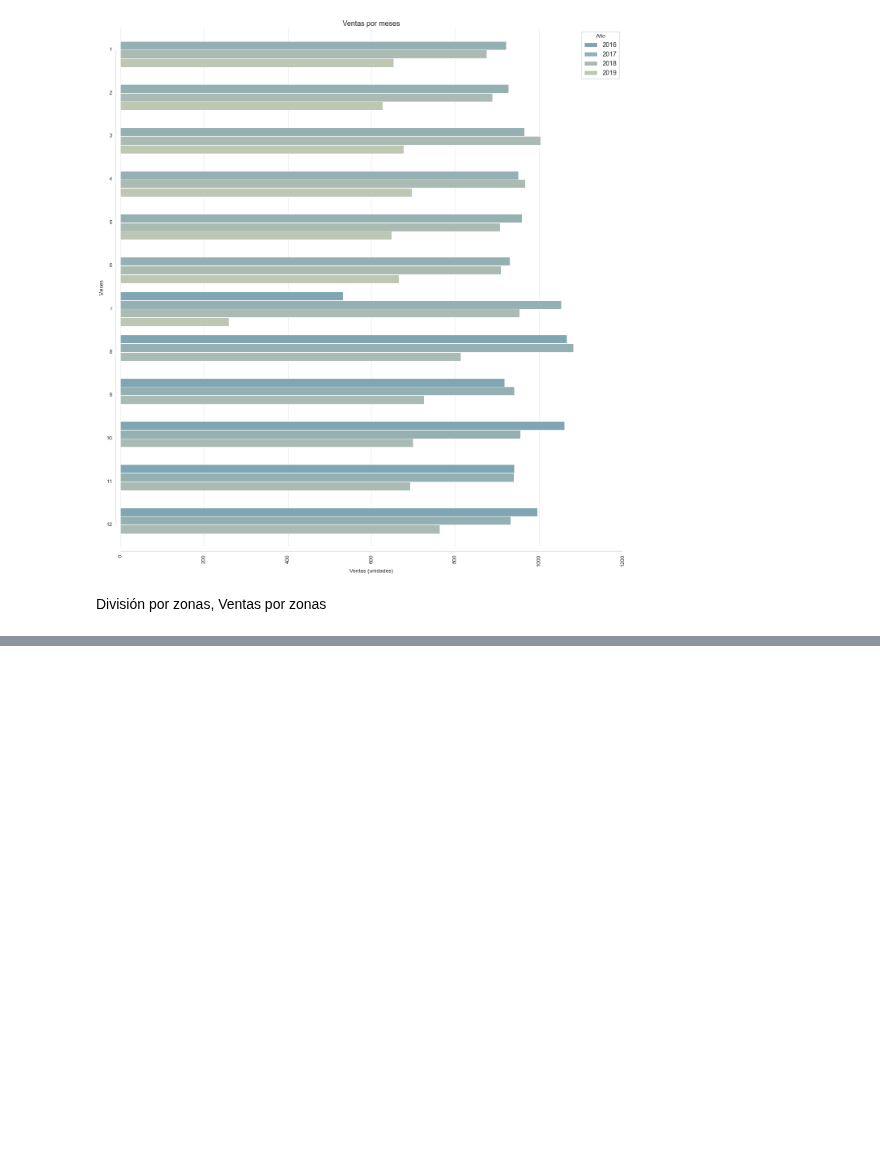
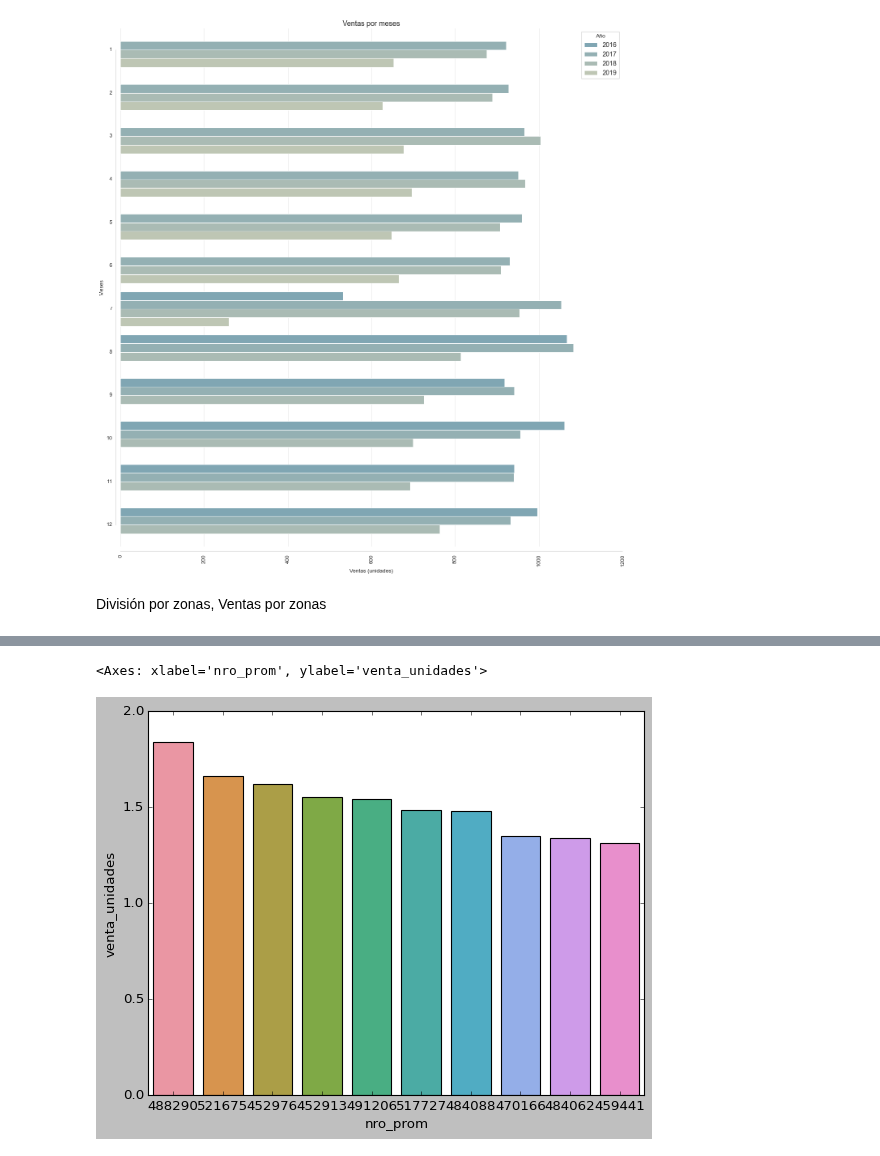
Before and after one commit to ErikaMelt/deodorants-project, a Jupyter notebook: eda/eda_romina.ipynb, the cells around one changed output, grey strips where cells are left out. Cells and saved outputs as stored; diff of their text form; code cells hidden in the pictures; blank space fills up the shorter version.

```diff
--- a/eda/eda_romina.ipynb
+++ b/eda/eda_romina.ipynb
@@ -378,0 +443,7 @@ df_ventas_zona
+# %%
+df_mejor_promo = df.groupby('nro_prom')['venta_unidades'].mean().reset_index()
+df_mejor_promo = df_mejor_promo.sort_values(by='venta_unidades', ascending=False)
+
+df_mejor_promo_2=df_mejor_promo.head(10)
+
+df_mejor_promo_2
@@ -378,0 +462,7 @@ df_ventas_zona
+# %%
+import seaborn as sns
+
+sns.barplot(x='nro_prom', y='venta_unidades', data=df_mejor_promo, order=df_mejor_promo_2.sort_values('venta_unidades', ascending=False)['nro_prom'])
+# %% [output]
+<Axes: xlabel='nro_prom', ylabel='venta_unidades'>
+[figure, added]
```
Also changed, not shown: parts of 8 cells of this notebook, 2 other files.
